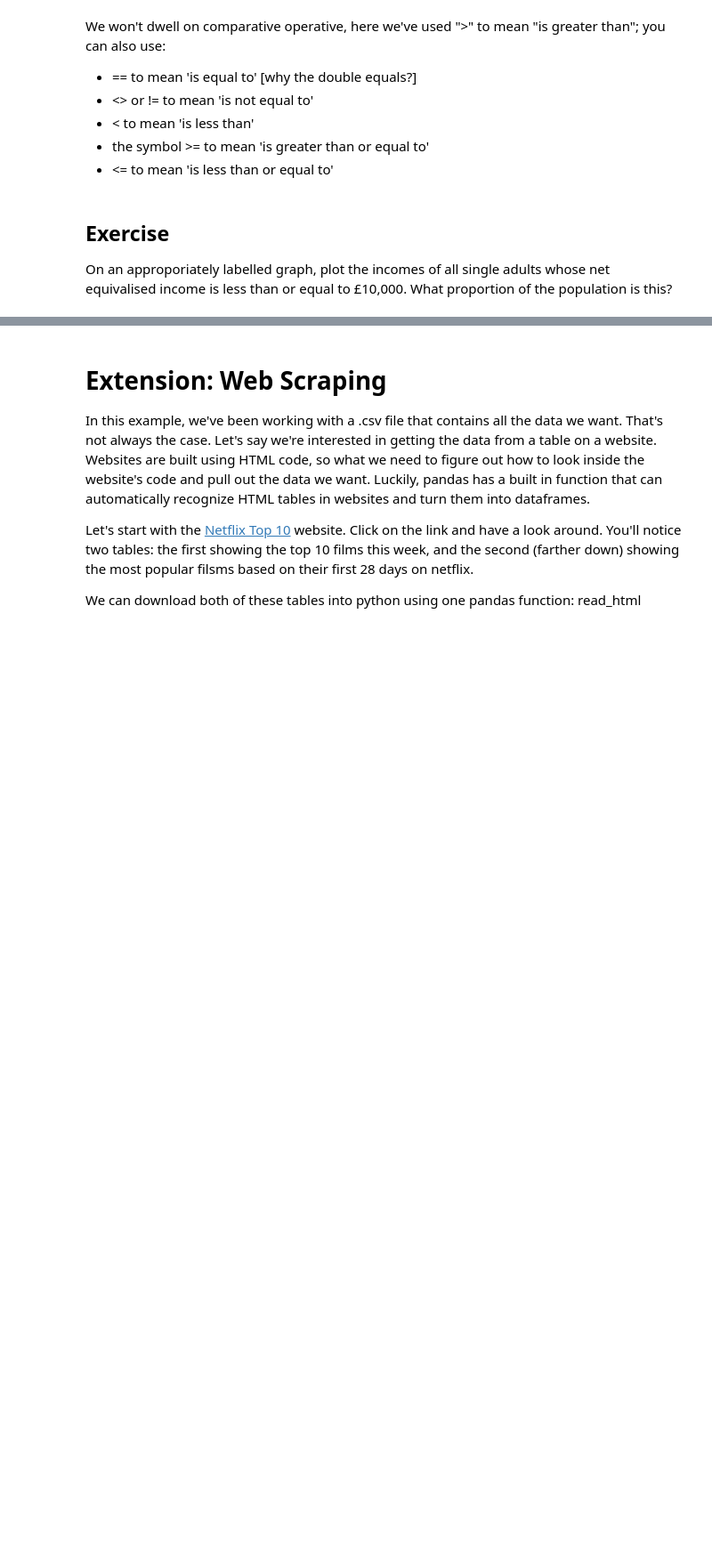
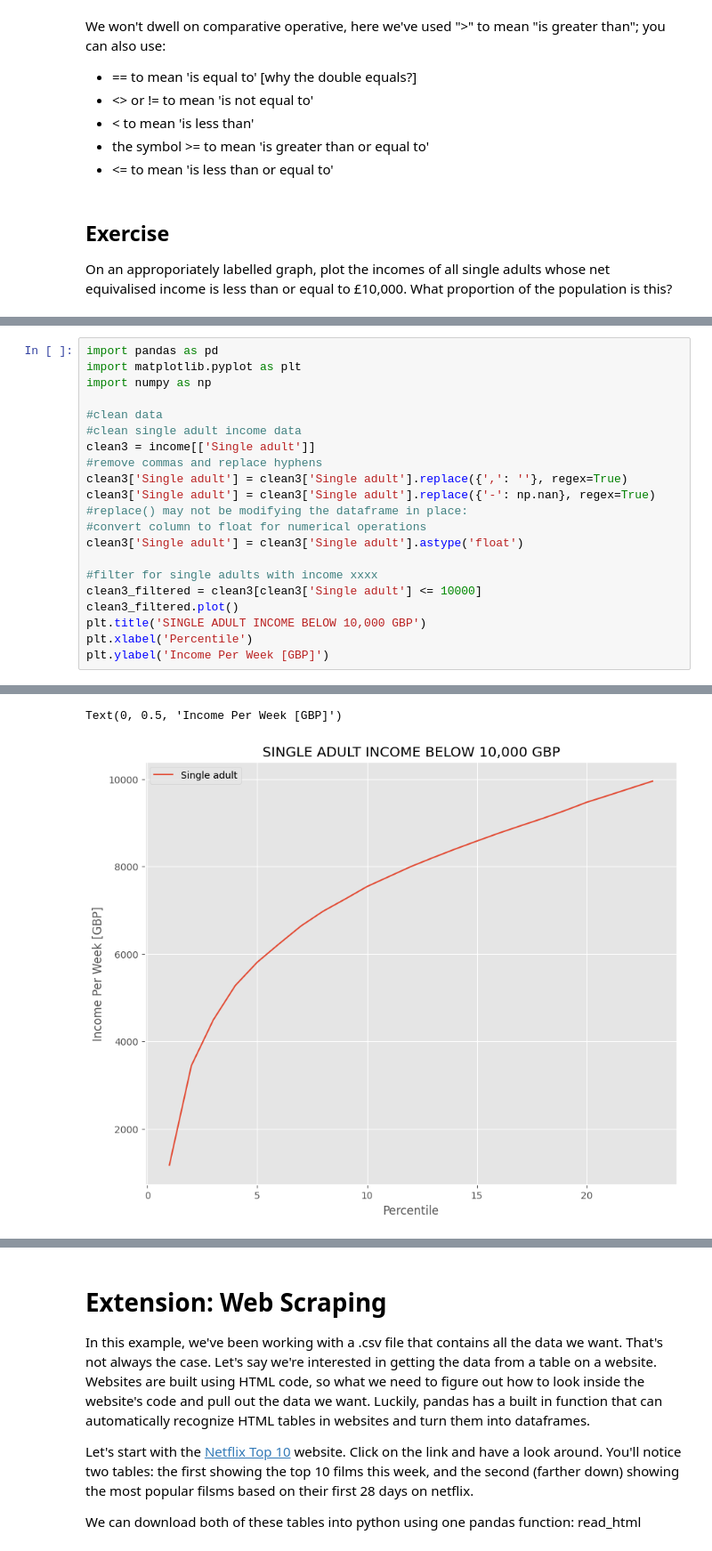
Before and after one commit to LPAT9999/QM, a Jupyter notebook: notebooks/W02. Pandas.ipynb, the cells around one changed output, grey strips where cells are left out. Shown at 89% size. Cells and saved outputs as stored; diff of their text form; blank space fills up the shorter version.

```diff
--- a/notebooks/W02. Pandas.ipynb
+++ b/notebooks/W02. Pandas.ipynb
@@ -349,0 +445,22 @@ On an approporiately labelled graph, plot the incomes of all single adults whose
+# %%
+import pandas as pd
+import matplotlib.pyplot as plt
+import numpy as np
+
+#clean data
+#clean single adult income data
+clean3 = income[['Single adult']]
+#remove commas and replace hyphens
+clean3['Single adult'] = clean3['Single adult'].replace({',': ''}, regex=True)
+clean3['Single adult'] = clean3['Single adult'].replace({'-': np.nan}, regex=True)
+#replace() may not be modifying the dataframe in place:
+#convert column to float for numerical operations
+clean3['Single adult'] = clean3['Single adult'].astype('float')
+
+#filter for single adults with income xxxx
+clean3_filtered = clean3[clean3['Single adult'] <= 10000]
+clean3_filtered.plot()
+plt.title('SINGLE ADULT INCOME BELOW 10,000 GBP')
+plt.xlabel('Percentile')
+plt.ylabel('Income Per Week [GBP]')
+# %% [output]
@@ -349,0 +482,2 @@ On an approporiately labelled graph, plot the incomes of all single adults whose
+Text(0, 0.5, 'Income Per Week [GBP]')
+[figure, added]
```
Also changed, not shown: parts of 23 cells of this notebook.
